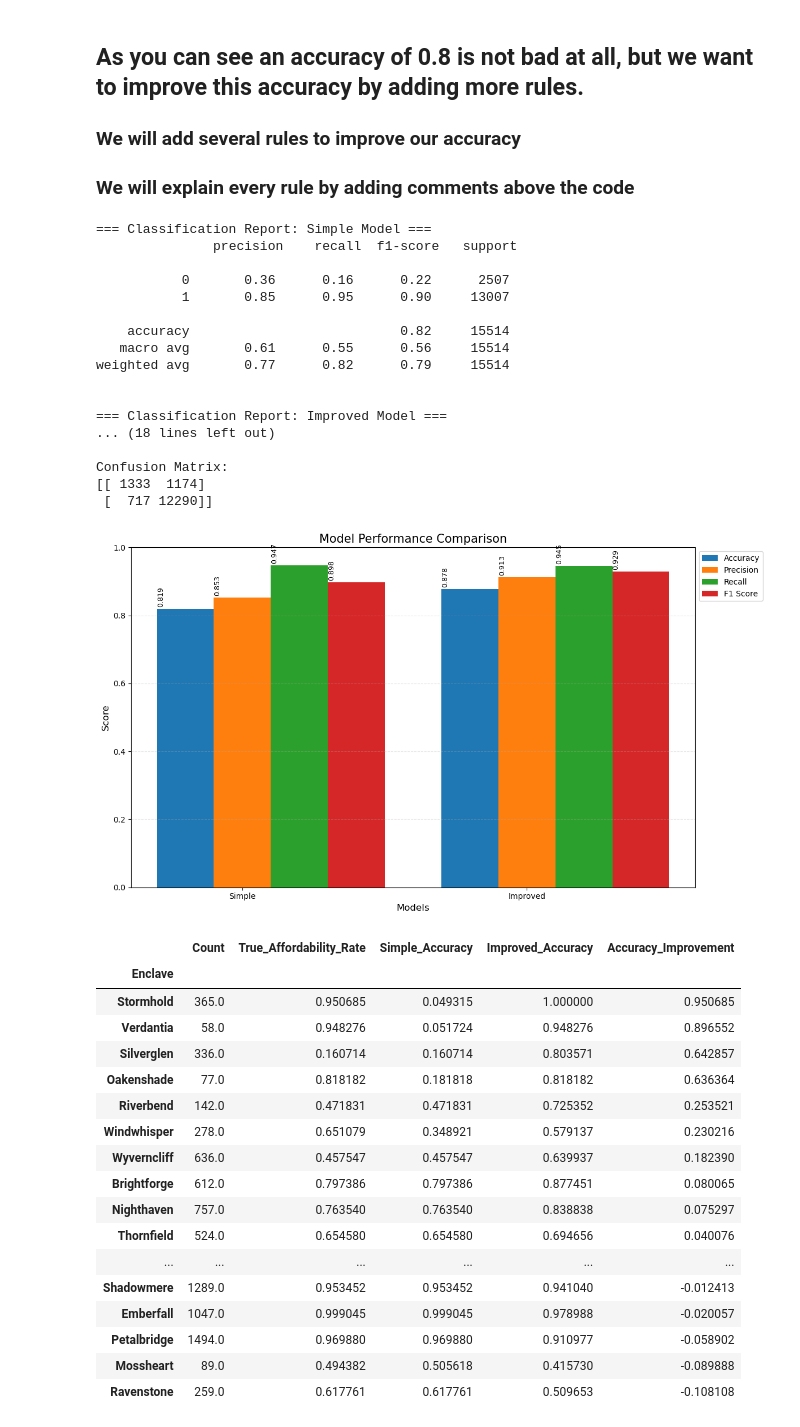
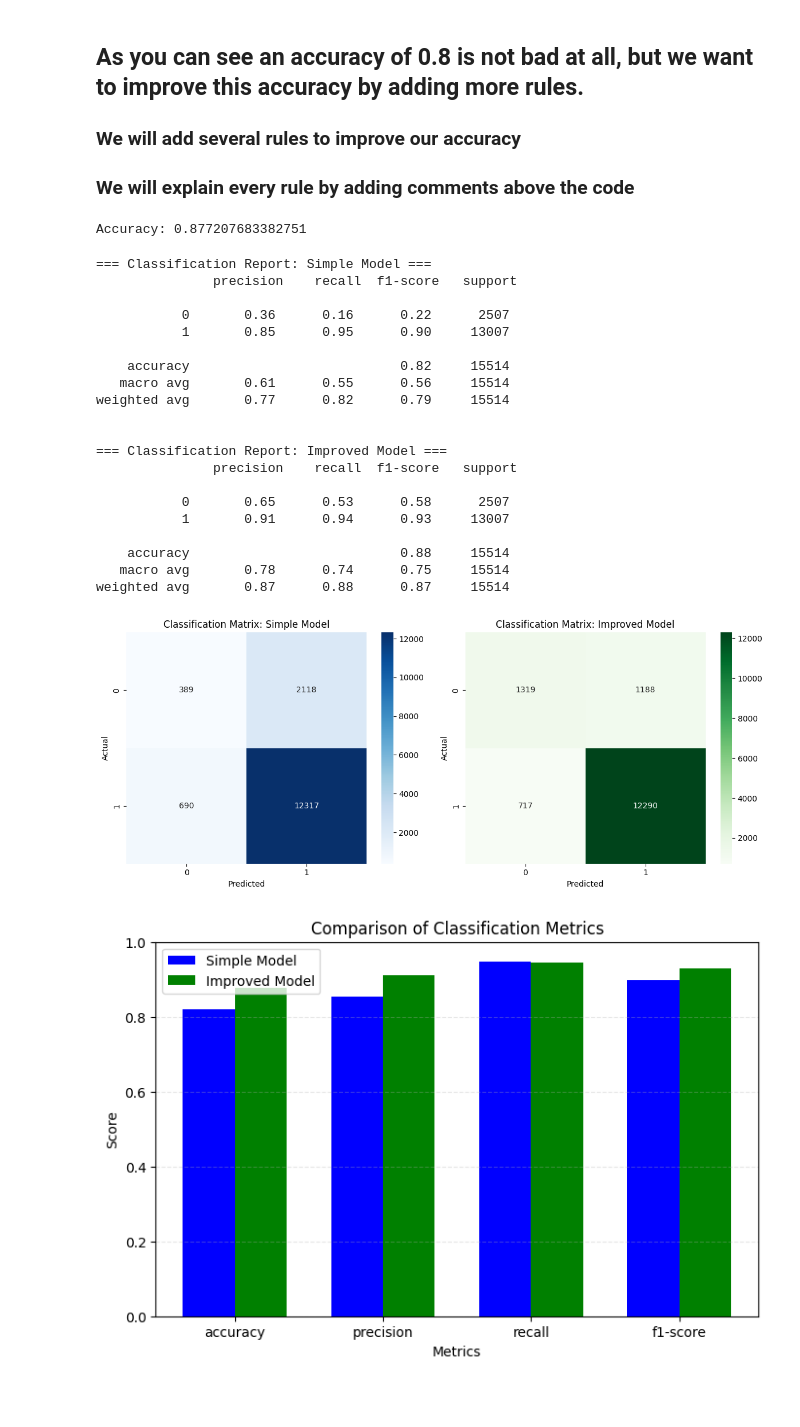
Before and after one commit to PatBaruch/DDD, a Jupyter notebook: itt2_affordable.ipynb, the cells around one changed output. Saved outputs shown, nothing was run; the diff lists cells and outputs as text; code cells hidden in the pictures; blank space fills up the shorter version.

```diff
--- a/itt2_affordable.ipynb
+++ b/itt2_affordable.ipynb
@@ -357,11 +357,18 @@ def improved_affordability_model(row):
         is_affordable = False
 
     return 1 if is_affordable else 0;
+
+# here we check our accuracy of the model
+df['ImprovedModelPrediction'] = df.apply(improved_affordability_model, axis=1)
+accuracy = accuracy_score(df['AffordableDwelling'], df['ImprovedModelPrediction'])
+print(f"Accuracy: {accuracy}")
+# %% [output]
+Accuracy: 0.877207683382751
 # %%
 # Define true labels and predictions
 y_true = df["AffordableDwelling"]
-y_pred_simple = df["Simple_Prediction"]
-y_pred_improved = df["Improved_Prediction"]
+y_pred_simple = df["SimpleModelPrediction"]
+y_pred_improved = df["ImprovedModelPrediction"]
 
 # Compute confusion matrices
 conf_matrix_simple = confusion_matrix(y_true, y_pred_simple)
@@ -405,53 +412,39 @@ x = np.arange(len(metrics))
 width = 0.35
 
 fig, ax = plt.subplots(figsize=(8, 5))
 ax.bar(x - width/2, simple_metrics, width, label="Simple Model", color="blue")
 ax.bar(x + width/2, improved_metrics, width, label="Improved Model", color="green")
 
 ax.set_xlabel("Metrics")
 ax.set_ylabel("Score")
 ax.set_title("Comparison of Classification Metrics")
 ax.set_xticks(x)
 ax.set_xticklabels(metrics)
 ax.legend()
 
 plt.ylim(0, 1)
 plt.grid(axis="y", linestyle="--", alpha=0.3)
 plt.show()
 # %% [output]
 === Classification Report: Simple Model ===
                precision    recall  f1-score   support
 
            0       0.36      0.16      0.22      2507
            1       0.85      0.95      0.90     13007
 
     accuracy                           0.82     15514
    macro avg       0.61      0.55      0.56     15514
 weighted avg       0.77      0.82      0.79     15514
 
 
 === Classification Report: Improved Model ===
-... (18 lines left out)
+               precision    recall  f1-score   support
 
-Confusion Matrix:
-[[ 1333  1174]
- [  717 12290]]
+           0       0.65      0.53      0.58      2507
+           1       0.91      0.94      0.93     13007
+
+    accuracy                           0.88     15514
+   macro avg       0.78      0.74      0.75     15514
+weighted avg       0.87      0.88      0.87     15514
-[figure, old version]
+[figure, new version]
-|  | Count | True_Affordability_Rate | Simple_Accuracy | Improved_Accuracy | Accuracy_Improvement |
-| Enclave |  |  |  |  |  |
-| Stormhold | 365.0 | 0.950685 | 0.049315 | 1.000000 | 0.950685 |
-| Verdantia | 58.0 | 0.948276 | 0.051724 | 0.948276 | 0.896552 |
-| Silverglen | 336.0 | 0.160714 | 0.160714 | 0.803571 | 0.642857 |
-| Oakenshade | 77.0 | 0.818182 | 0.181818 | 0.818182 | 0.636364 |
-| Riverbend | 142.0 | 0.471831 | 0.471831 | 0.725352 | 0.253521 |
-| Windwhisper | 278.0 | 0.651079 | 0.348921 | 0.579137 | 0.230216 |
-| Wyverncliff | 636.0 | 0.457547 | 0.457547 | 0.639937 | 0.182390 |
-| Brightforge | 612.0 | 0.797386 | 0.797386 | 0.877451 | 0.080065 |
-| Nighthaven | 757.0 | 0.763540 | 0.763540 | 0.838838 | 0.075297 |
-| Thornfield | 524.0 | 0.654580 | 0.654580 | 0.694656 | 0.040076 |
-| ... | ... | ... | ... | ... | ... |
-| Shadowmere | 1289.0 | 0.953452 | 0.953452 | 0.941040 | -0.012413 |
-| Emberfall | 1047.0 | 0.999045 | 0.999045 | 0.978988 | -0.020057 |
-| Petalbridge | 1494.0 | 0.969880 | 0.969880 | 0.910977 | -0.058902 |
-| Mossheart | 89.0 | 0.494382 | 0.505618 | 0.415730 | -0.089888 |
-| Ravenstone | 259.0 | 0.617761 | 0.617761 | 0.509653 | -0.108108 |
+[figure, added]
```
Also changed, not shown: parts of 2 cells of this notebook.
